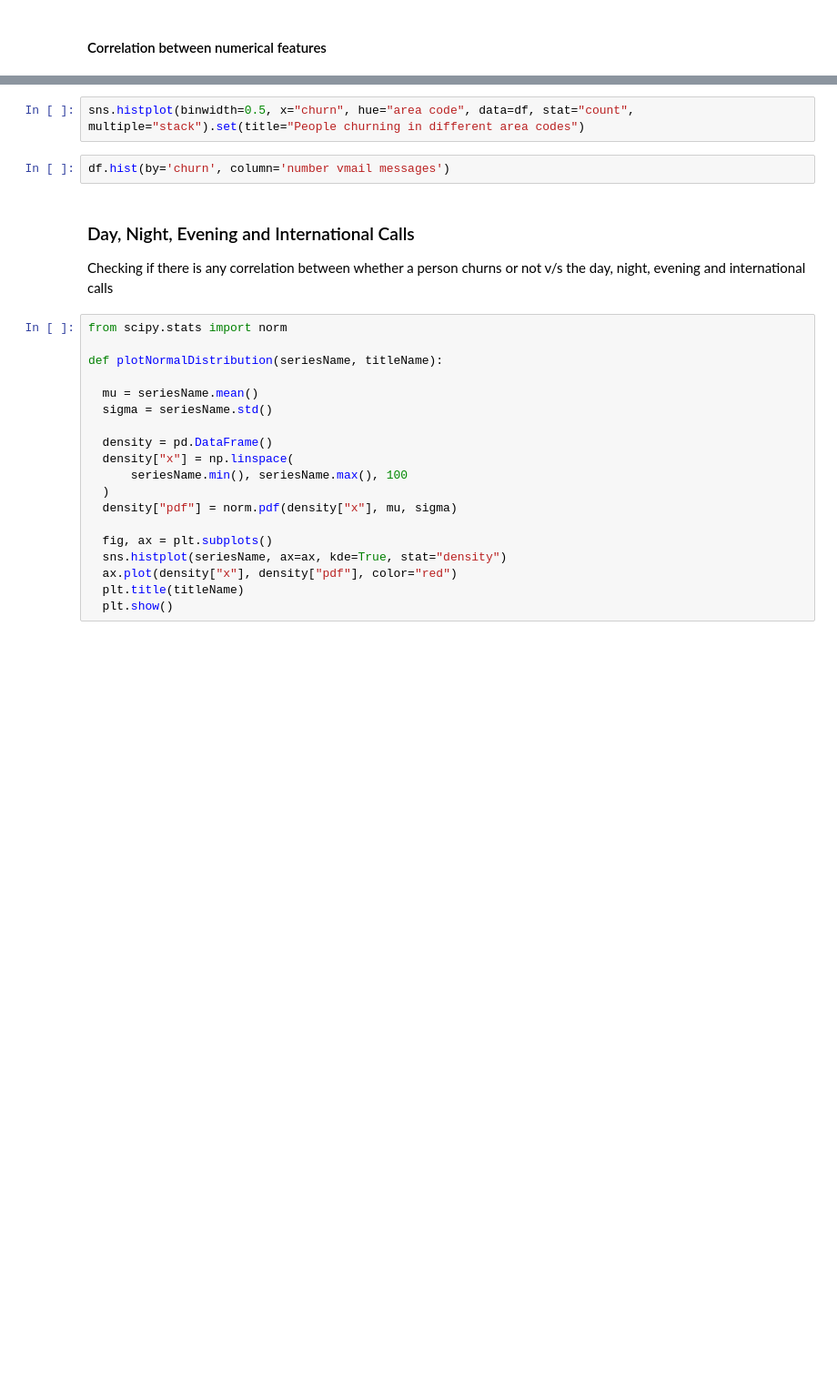
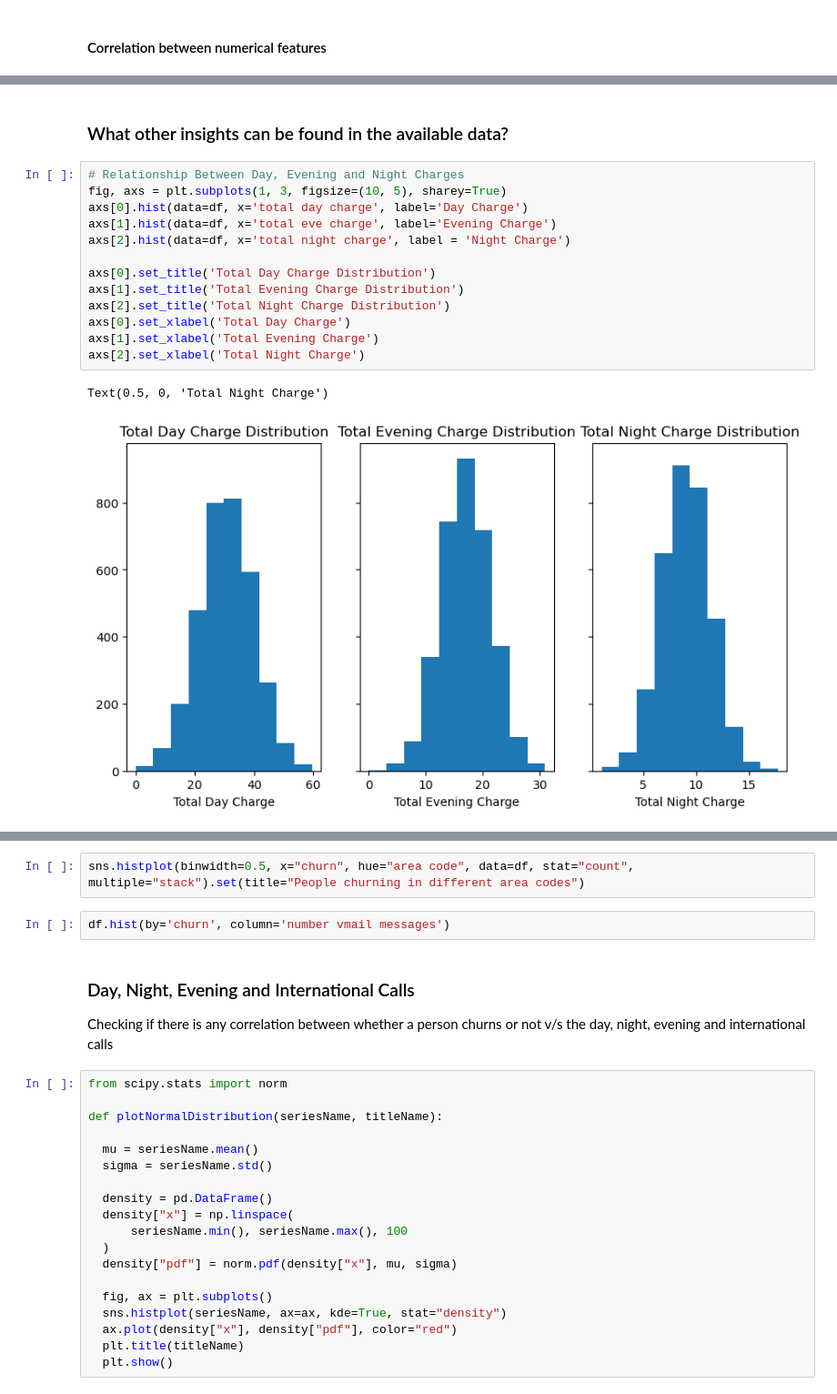
Before and after one commit to Kevan-Muthomi/PhaseThreeProject, a Jupyter notebook: index.ipynb, the cells around one changed output, grey strips where cells are left out. Shown at 91% size. Drawn from its saved outputs; the diff is of its cells as text; blank space fills up the shorter version.

```diff
--- a/index.ipynb
+++ b/index.ipynb
@@ -272,3 +261,21 @@ plt.show()
+# %% [markdown]
+### What other insights can be found in the available data?
+# %%
+# Relationship Between Day, Evening and Night Charges
+fig, axs = plt.subplots(1, 3, figsize=(10, 5), sharey=True)
+axs[0].hist(data=df, x='total day charge', label='Day Charge')
+axs[1].hist(data=df, x='total eve charge', label='Evening Charge')
+axs[2].hist(data=df, x='total night charge', label = 'Night Charge')
+
+axs[0].set_title('Total Day Charge Distribution')
+axs[1].set_title('Total Evening Charge Distribution')
+axs[2].set_title('Total Night Charge Distribution')
+axs[0].set_xlabel('Total Day Charge')
+axs[1].set_xlabel('Total Evening Charge')
+axs[2].set_xlabel('Total Night Charge')
+# %% [output]
+Text(0.5, 0, 'Total Night Charge')
+[figure, added]
 # %%
 print(stats.pointbiserialr(df['churn'], df['total day charge']))
 print(stats.pointbiserialr(df['churn'], df['total eve charge']))
```
Also changed, not shown: parts of 16 cells of this notebook.
